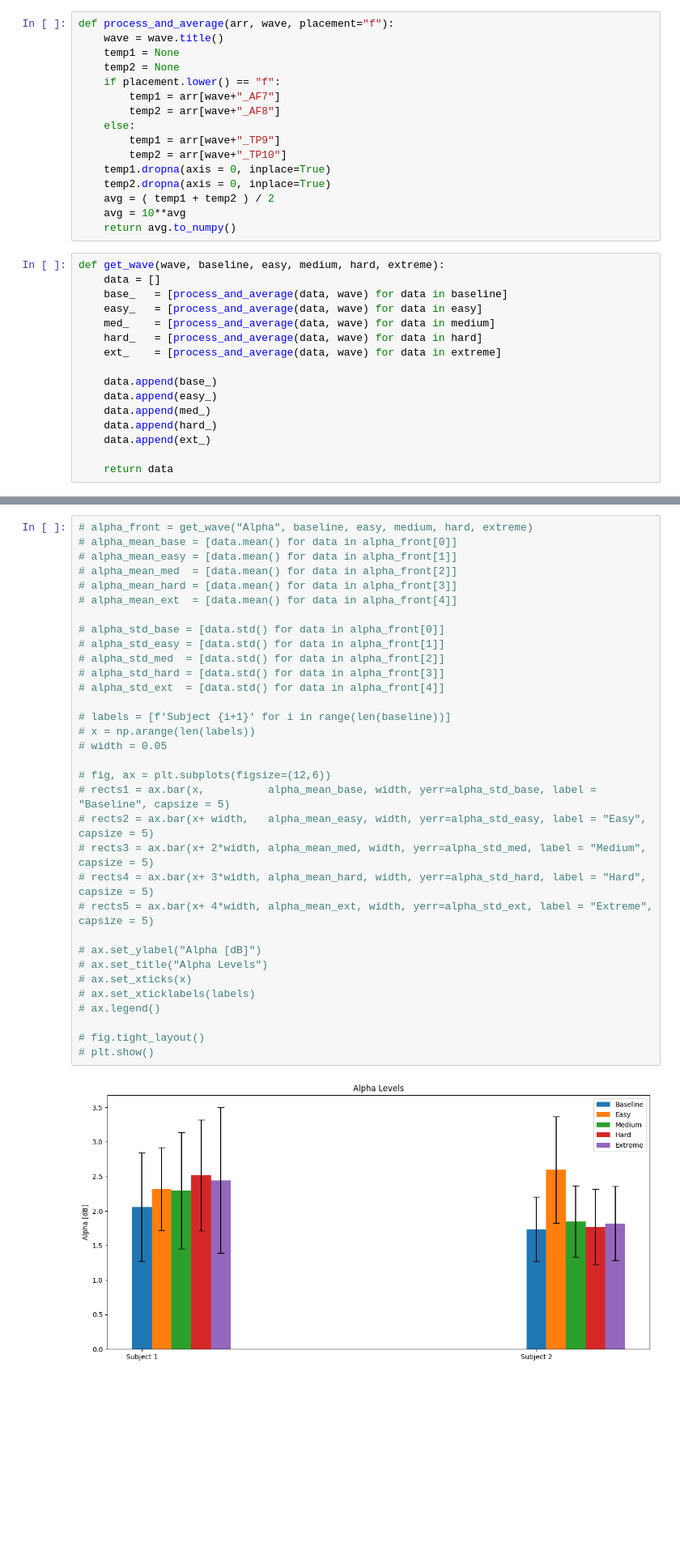
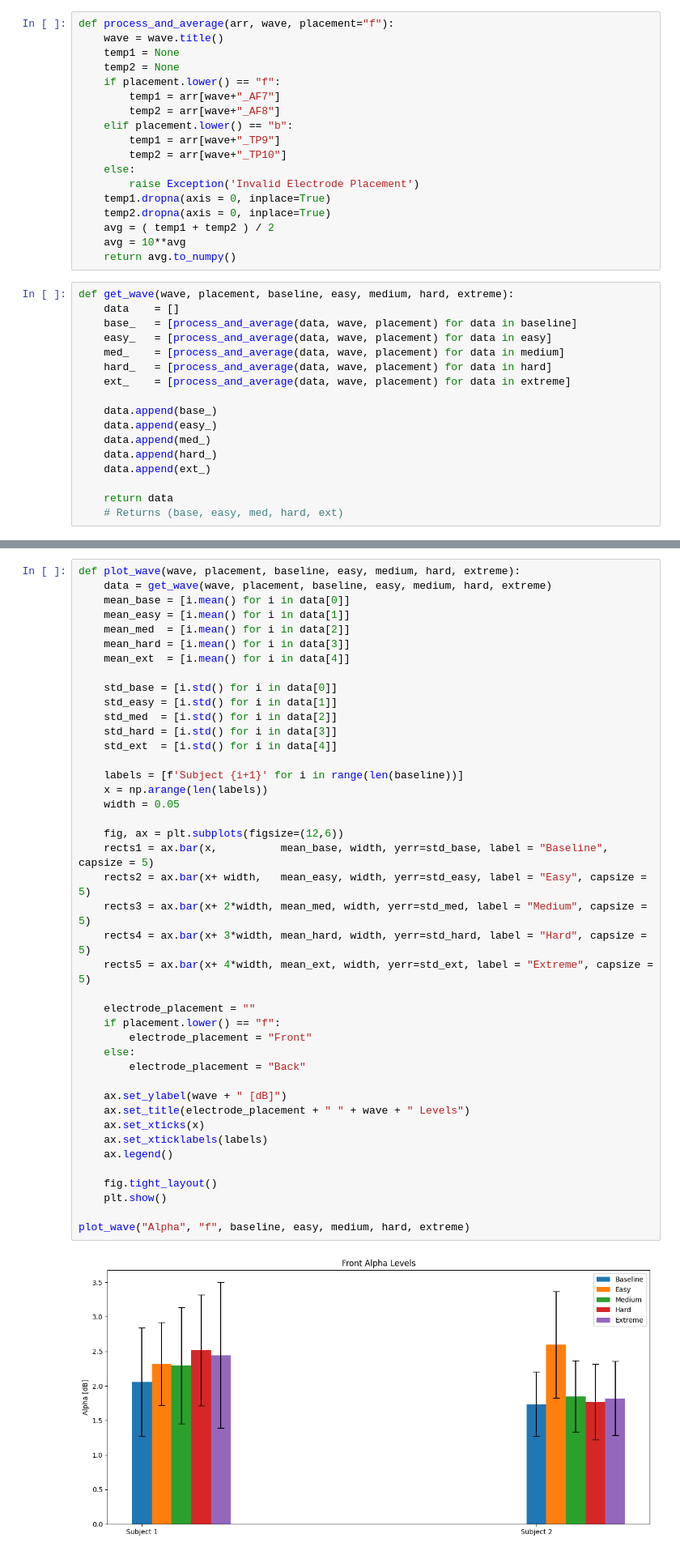
Before and after one commit to aaronjuma/EEGMario, a Jupyter notebook: Analysis/visualization.ipynb, the cells around one changed output, grey strips where cells are left out. Shown at 81% size. Drawn from its saved outputs; the diff is of its cells as text; blank space fills up the shorter version.

```diff
--- a/Analysis/visualization.ipynb
+++ b/Analysis/visualization.ipynb
@@ -17,22 +17,24 @@ def process_and_average(arr, wave, placement="f"):
     if placement.lower() == "f":
         temp1 = arr[wave+"_AF7"]
         temp2 = arr[wave+"_AF8"]
-    else:
+    elif placement.lower() == "b":
         temp1 = arr[wave+"_TP9"]
         temp2 = arr[wave+"_TP10"]
+    else:
+        raise Exception('Invalid Electrode Placement')
     temp1.dropna(axis = 0, inplace=True)
     temp2.dropna(axis = 0, inplace=True)
     avg = ( temp1 + temp2 ) / 2
     avg = 10**avg
     return avg.to_numpy()
 # %%
-def get_wave(wave, baseline, easy, medium, hard, extreme):
-    data = []
-    base_   = [process_and_average(data, wave) for data in baseline]
-    easy_   = [process_and_average(data, wave) for data in easy]
-    med_    = [process_and_average(data, wave) for data in medium]
-    hard_   = [process_and_average(data, wave) for data in hard]
-    ext_    = [process_and_average(data, wave) for data in extreme]
+def get_wave(wave, placement, baseline, easy, medium, hard, extreme):
+    data    = []
+    base_   = [process_and_average(data, wave, placement) for data in baseline]
+    easy_   = [process_and_average(data, wave, placement) for data in easy]
+    med_    = [process_and_average(data, wave, placement) for data in medium]
+    hard_   = [process_and_average(data, wave, placement) for data in hard]
+    ext_    = [process_and_average(data, wave, placement) for data in extreme]
 
     data.append(base_)
     data.append(easy_)
@@ -41,6 +43,7 @@ def get_wave(wave, baseline, easy, medium, hard, extreme):
     data.append(ext_)
 
     return data
+    # Returns (base, easy, med, hard, ext)
 # %%
 baseline = []
 easy = []
@@ -57,35 +62,44 @@ for i in range(1,3):
 # %%
-# alpha_front = get_wave("Alpha", baseline, easy, medium, hard, extreme)
-# alpha_mean_base = [data.mean() for data in alpha_front[0]]
-# alpha_mean_easy = [data.mean() for data in alpha_front[1]]
-# alpha_mean_med  = [data.mean() for data in alpha_front[2]]
-# alpha_mean_hard = [data.mean() for data in alpha_front[3]]
-# alpha_mean_ext  = [data.mean() for data in alpha_front[4]]
+def plot_wave(wave, placement, baseline, easy, medium, hard, extreme):
+    data = get_wave(wave, placement, baseline, easy, medium, hard, extreme)
+    mean_base = [i.mean() for i in data[0]]
+    mean_easy = [i.mean() for i in data[1]]
+    mean_med  = [i.mean() for i in data[2]]
+    mean_hard = [i.mean() for i in data[3]]
+    mean_ext  = [i.mean() for i in data[4]]
 
-# alpha_std_base = [data.std() for data in alpha_front[0]]
-# alpha_std_easy = [data.std() for data in alpha_front[1]]
-# alpha_std_med  = [data.std() for data in alpha_front[2]]
-# alpha_std_hard = [data.std() for data in alpha_front[3]]
-# alpha_std_ext  = [data.std() for data in alpha_front[4]]
+    std_base = [i.std() for i in data[0]]
+    std_easy = [i.std() for i in data[1]]
+    std_med  = [i.std() for i in data[2]]
+    std_hard = [i.std() for i in data[3]]
+    std_ext  = [i.std() for i in data[4]]
 
-# labels = [f'Subject {i+1}' for i in range(len(baseline))]
-# x = np.arange(len(labels))
-# width = 0.05
+    labels = [f'Subject {i+1}' for i in range(len(baseline))]
+    x = np.arange(len(labels))
+    width = 0.05
 
-# fig, ax = plt.subplots(figsize=(12,6))
-# rects1 = ax.bar(x,          alpha_mean_base, width, yerr=alpha_std_base, label = "Baseline", capsize = 5)
-# rects2 = ax.bar(x+ width,   alpha_mean_easy, width, yerr=alpha_std_easy, label = "Easy", capsize = 5)
-# rects3 = ax.bar(x+ 2*width, alpha_mean_med, width, yerr=alpha_std_med, label = "Medium", capsize = 5)
-# rects4 = ax.bar(x+ 3*width, alpha_mean_hard, width, yerr=alpha_std_hard, label = "Hard", capsize = 5)
-# rects5 = ax.bar(x+ 4*width, alpha_mean_ext, width, yerr=alpha_std_ext, label = "Extreme", capsize = 5)
+    fig, ax = plt.subplots(figsize=(12,6))
+    rects1 = ax.bar(x,          mean_base, width, yerr=std_base, label = "Baseline", capsize = 5)
+    rects2 = ax.bar(x+ width,   mean_easy, width, yerr=std_easy, label = "Easy", capsize = 5)
+    rects3 = ax.bar(x+ 2*width, mean_med, width, yerr=std_med, label = "Medium", capsize = 5)
+    rects4 = ax.bar(x+ 3*width, mean_hard, width, yerr=std_hard, label = "Hard", capsize = 5)
+    rects5 = ax.bar(x+ 4*width, mean_ext, width, yerr=std_ext, label = "Extreme", capsize = 5)
 
-# ax.set_ylabel("Alpha [dB]")
-# ax.set_title("Alpha Levels")
-# ax.set_xticks(x)
-# ax.set_xticklabels(labels)
-# ax.legend()
+    electrode_placement = ""
+    if placement.lower() == "f":
+        electrode_placement = "Front"
+    else:
+        electrode_placement = "Back"
 
-# fig.tight_layout()
-# plt.show()
+    ax.set_ylabel(wave + " [dB]")
+    ax.set_title(electrode_placement + " " + wave + " Levels")
+    ax.set_xticks(x)
+    ax.set_xticklabels(labels)
+    ax.legend()
+
+    fig.tight_layout()
+    plt.show()
+
+plot_wave("Alpha", "f", baseline, easy, medium, hard, extreme)
 # %% [output]
-[figure, old version]
+[figure, new version]
```
Also changed, not shown: parts of 11 cells of this notebook.
